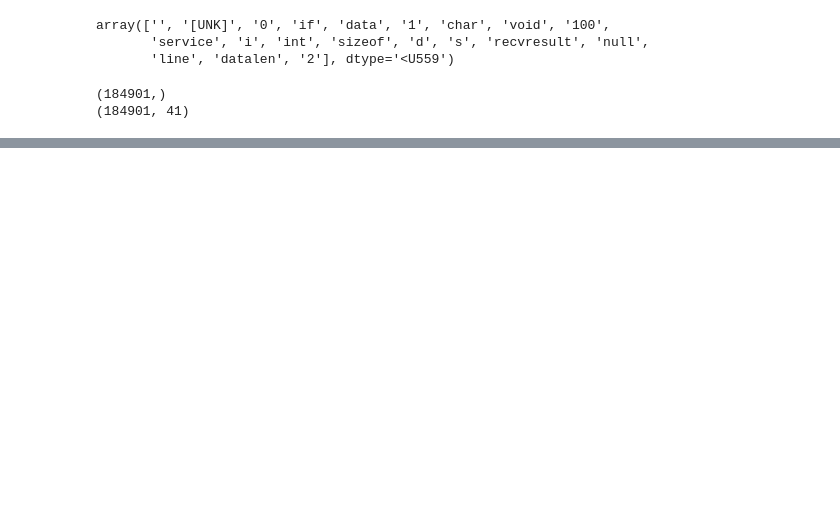
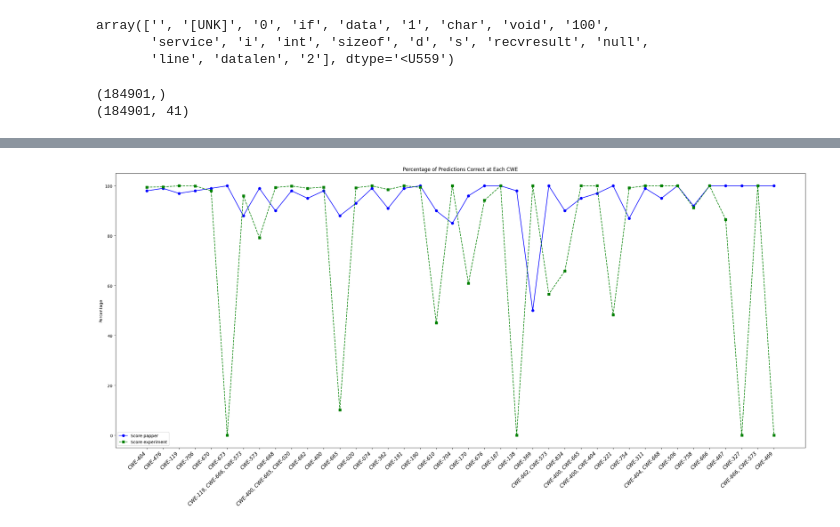
Before and after one commit to nguyenvuong1309/Do-an-lap-trinh-an-toan, a Jupyter notebook: BLSTM.ipynb, the cells around one changed output, grey strips where cells are left out. Cells and saved outputs as stored; diff of their text form; code cells hidden in the pictures; blank space fills up the shorter version.

```diff
--- a/BLSTM.ipynb
+++ b/BLSTM.ipynb
@@ -513,0 +517,42 @@ plt.show()
+# %%
+import numpy as np
+import matplotlib.pyplot as plt
+
+# Example data
+labels = ["non-vulnerable", "CWE-404", "CWE-476", "CWE-119", "CWE-706", "CWE-670", "CWE-673", "CWE-119, CWE-666, CWE-573",
+          "CWE-573", "CWE-668", "CWE-400, CWE-665, CWE-020", "CWE-662", "CWE-400", "CWE-665", "CWE-020", "CWE-074", "CWE-362",
+          "CWE-191", "CWE-190", "CWE-610", "CWE-704", "CWE-170", "CWE-676", "CWE-187", "CWE-138", "CWE-369", "CWE-662, CWE-573",
+          "CWE-834", "CWE-400, CWE-665", "CWE-400, CWE-404", "CWE-221", "CWE-754", "CWE-311", "CWE-404, CWE-668", "CWE-506",
+          "CWE-758", "CWE-666", "CWE-467", "CWE-327", "CWE-666, CWE-573", "CWE-469"]
+
+array_papper = [100,98,99,97,98,99,100,88,99,90,98,95,98,88,93,99,91,99,100,90,85,96,100,100,98,50,100,90,95,97,100,87,99,95,100,92,100,100,100,100,100]
+
+# Create a combined chart with two line charts
+fig, ax = plt.subplots(figsize=(30, 12))
+
+# Line chart 1
+ax.plot(range(1, len(labels[1:]) + 1), array_papper[1:], marker='o', linestyle='-', color='blue', label='Score papper')
+
+# Line chart 2
+ax.plot(range(1, len(labels[1:]) + 1), percentages[1:], marker='s', linestyle='--', color='green', label='Score experiment')
+
+ax.set_xticks(range(1, len(labels[1:]) + 1))
+ax.set_xticklabels(
+    labels[1:], rotation=45, ha='right', fontsize=12, fontstyle='italic')
+
+ax.set_ylabel('Percentage')
+ax.set_title('Percentage of Predictions Correct at Each CWE')
+ax.legend()
+
+# Display the percentage on top of the lines with adjusted position
+for i, v in enumerate(array_papper[1:]):
+    text_position = v + 2 if v < 98 else v - 8  # Adjust the position based on the value
+    #ax.text(i + 1, text_position, f'{v:.2f}%', ha='center', va='bottom', color='blue')
+
+for i, v in enumerate(percentages[1:]):
+    text_position = v + 2 if v < 98 else v - 8  # Adjust the position based on the value
+    #ax.text(i + 1, text_position, f'{v:.2f}%', ha='center', va='bottom', color='green')
+
+plt.show()
+# %% [output]
+[figure, added]
```
Also changed, not shown: parts of 9 cells of this notebook.
